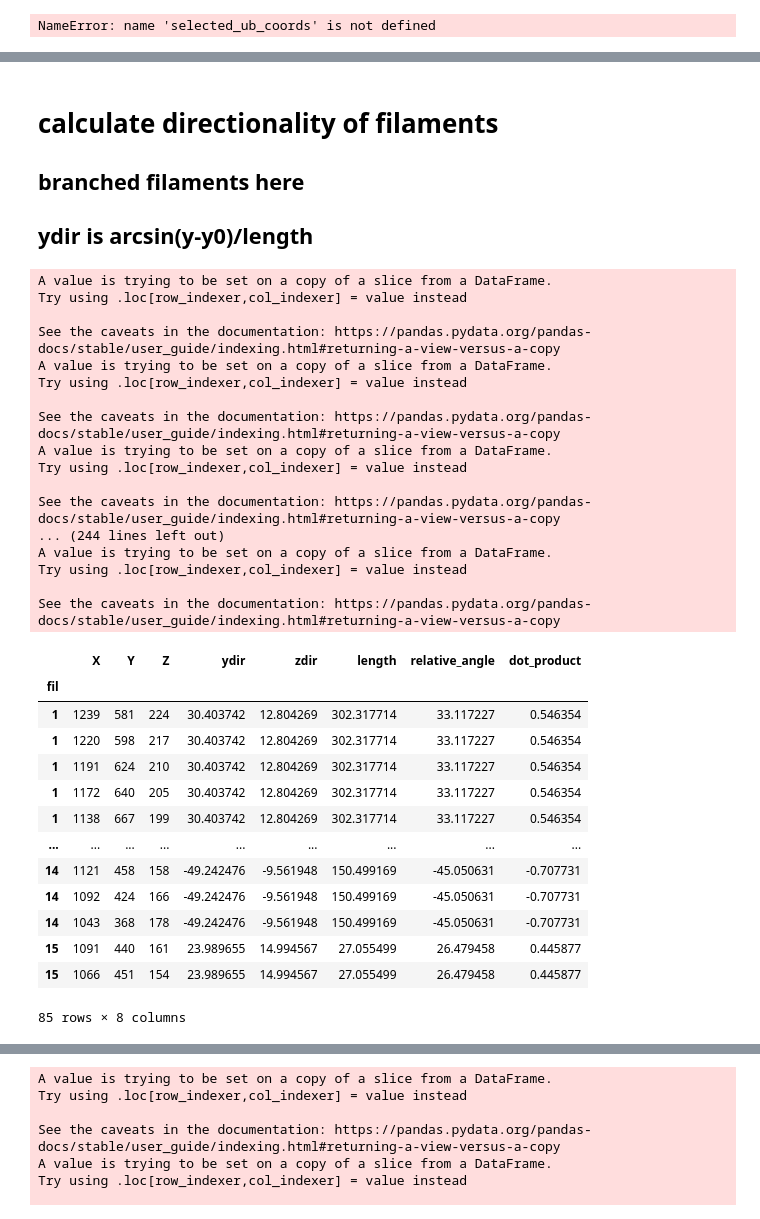
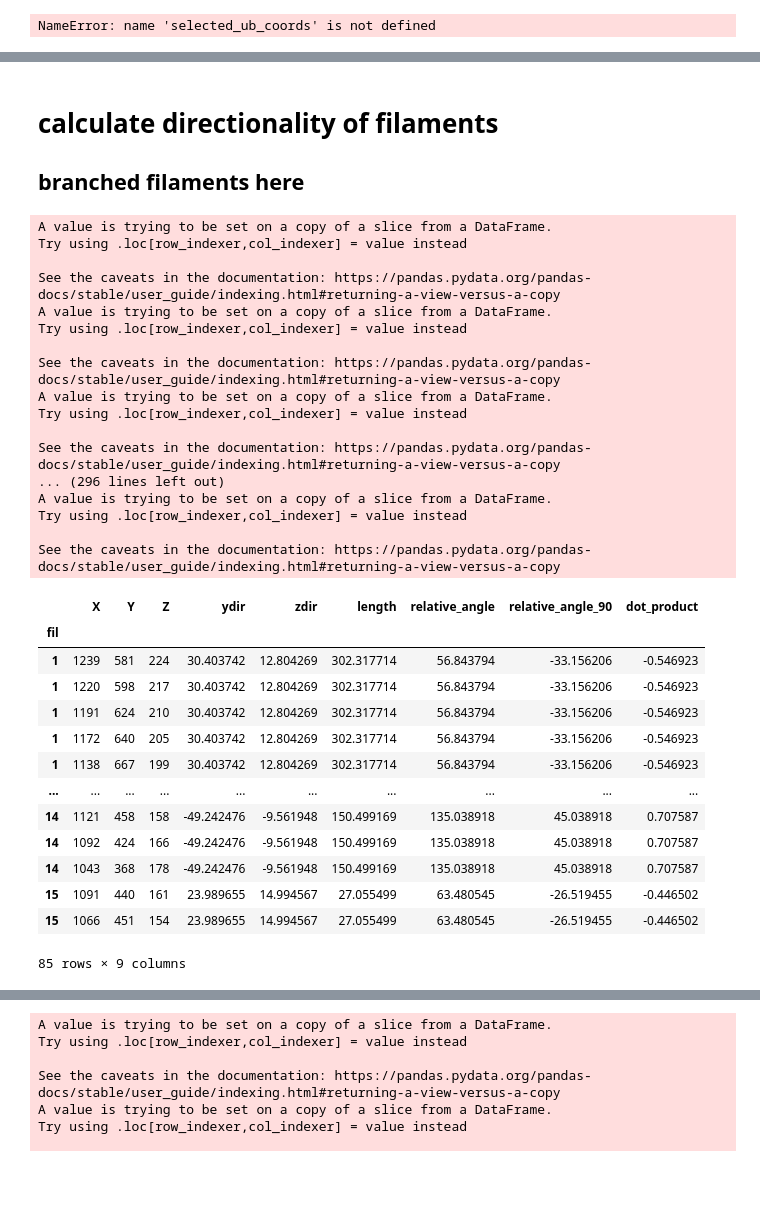
Before and after one commit to kvegesna/polarity-analysis, a Jupyter notebook: Notebooks/Plot_filament_orientations.ipynb, the cells around one changed output, grey strips where cells are left out. Saved outputs shown, nothing was run; the diff lists cells and outputs as text; code cells hidden in the pictures; blank space fills up the shorter version.

Commit message:
add metric for filament angle with respect to normal angle and color code

```diff
--- a/Notebooks/Plot_filament_orientations.ipynb
+++ b/Notebooks/Plot_filament_orientations.ipynb
@@ -377,7 +375,6 @@ plt.show()
 # %% [markdown]
 # calculate directionality of filaments
 ## branched filaments here
-## ydir is arcsin(y-y0)/length
 # %%
 ydirs=[]
 zdirs=[]
@@ -387,6 +384,9 @@ filament_lengths = []
 dot_products = []
 relative_angles = []
 normal_angles = []
+relative_angles_90 = []
+normal_vector = normal
+
 
 for filament in coords.index.unique():
     cur_filament = coords[coords.index==filament]
@@ -416,10 +416,15 @@ for filament in coords.index.unique():
 # We don't know ahead of time whether the normal vector is pointing "up" or "down."
 # so when plotting, we will check whether the value seems to be flipped or not.
 
-    dot_product = -np.dot(unit_vector_1, unit_vector_2)
+    dot_product = np.dot(unit_vector_1, unit_vector_2)
 
 #     relative_angle is the relative angle between the normal vector and the filament vector
-    relative_angle = np.degrees(np.arcsin(dot_product))
+#   starts at 0 and ends at 180
+
+    relative_angle = np.degrees((np.pi)-np.arccos(dot_product))
+
+#     relative_angle_90 starts at +90 and ends at -90 degrees
+    relative_angle_90 = -np.degrees((np.arccos(dot_product)-(np.pi)/2))
 
 #     we're not usig this value currently
     normal_angle = np.degrees(np.arccos(np.clip(dot_product, -1.0, 1.0)))
@@ -446,45 +451,46 @@ for filament in coords.index.unique():
     zdirs.append(zdir)
 
     filament_lengths.append(fil_length)
 
     cur_filament['ydir']=ydir
     cur_filament['zdir']=zdir
     cur_filament['length']=fil_length
     cur_filament['relative_angle'] = relative_angle
+    cur_filament['relative_angle_90'] = relative_angle_90
     cur_filament['dot_product'] = dot_product
     all_filaments.append(cur_filament)
 
 all_filaments_df = pd.concat(all_filaments)
 all_filaments_df
 # %% [output]
 A value is trying to be set on a copy of a slice from a DataFrame.
 Try using .loc[row_indexer,col_indexer] = value instead
 
 See the caveats in the documentation: https://pandas.pydata.org/pandas-docs/stable/user_guide/indexing.html#returning-a-view-versus-a-copy
 A value is trying to be set on a copy of a slice from a DataFrame.
 Try using .loc[row_indexer,col_indexer] = value instead
 
 See the caveats in the documentation: https://pandas.pydata.org/pandas-docs/stable/user_guide/indexing.html#returning-a-view-versus-a-copy
 A value is trying to be set on a copy of a slice from a DataFrame.
 Try using .loc[row_indexer,col_indexer] = value instead
 
 See the caveats in the documentation: https://pandas.pydata.org/pandas-docs/stable/user_guide/indexing.html#returning-a-view-versus-a-copy
-... (244 lines left out)
+... (296 lines left out)
 A value is trying to be set on a copy of a slice from a DataFrame.
 Try using .loc[row_indexer,col_indexer] = value instead
 
 See the caveats in the documentation: https://pandas.pydata.org/pandas-docs/stable/user_guide/indexing.html#returning-a-view-versus-a-copy
-|  | X | Y | Z | ydir | zdir | length | relative_angle | dot_product |
-| fil |  |  |  |  |  |  |  |  |
-| 1 | 1239 | 581 | 224 | 30.403742 | 12.804269 | 302.317714 | 33.117227 | 0.546354 |
-| 1 | 1220 | 598 | 217 | 30.403742 | 12.804269 | 302.317714 | 33.117227 | 0.546354 |
-| 1 | 1191 | 624 | 210 | 30.403742 | 12.804269 | 302.317714 | 33.117227 | 0.546354 |
-| 1 | 1172 | 640 | 205 | 30.403742 | 12.804269 | 302.317714 | 33.117227 | 0.546354 |
-| 1 | 1138 | 667 | 199 | 30.403742 | 12.804269 | 302.317714 | 33.117227 | 0.546354 |
-| ... | ... | ... | ... | ... | ... | ... | ... | ... |
-| 14 | 1121 | 458 | 158 | -49.242476 | -9.561948 | 150.499169 | -45.050631 | -0.707731 |
-| 14 | 1092 | 424 | 166 | -49.242476 | -9.561948 | 150.499169 | -45.050631 | -0.707731 |
-| 14 | 1043 | 368 | 178 | -49.242476 | -9.561948 | 150.499169 | -45.050631 | -0.707731 |
-| 15 | 1091 | 440 | 161 | 23.989655 | 14.994567 | 27.055499 | 26.479458 | 0.445877 |
-| 15 | 1066 | 451 | 154 | 23.989655 | 14.994567 | 27.055499 | 26.479458 | 0.445877 |
+|  | X | Y | Z | ydir | zdir | length | relative_angle | relative_angle_90 | dot_product |
+| fil |  |  |  |  |  |  |  |  |  |
+| 1 | 1239 | 581 | 224 | 30.403742 | 12.804269 | 302.317714 | 56.843794 | -33.156206 | -0.546923 |
+| 1 | 1220 | 598 | 217 | 30.403742 | 12.804269 | 302.317714 | 56.843794 | -33.156206 | -0.546923 |
+| 1 | 1191 | 624 | 210 | 30.403742 | 12.804269 | 302.317714 | 56.843794 | -33.156206 | -0.546923 |
+| 1 | 1172 | 640 | 205 | 30.403742 | 12.804269 | 302.317714 | 56.843794 | -33.156206 | -0.546923 |
+| 1 | 1138 | 667 | 199 | 30.403742 | 12.804269 | 302.317714 | 56.843794 | -33.156206 | -0.546923 |
+| ... | ... | ... | ... | ... | ... | ... | ... | ... | ... |
+| 14 | 1121 | 458 | 158 | -49.242476 | -9.561948 | 150.499169 | 135.038918 | 45.038918 | 0.707587 |
+| 14 | 1092 | 424 | 166 | -49.242476 | -9.561948 | 150.499169 | 135.038918 | 45.038918 | 0.707587 |
+| 14 | 1043 | 368 | 178 | -49.242476 | -9.561948 | 150.499169 | 135.038918 | 45.038918 | 0.707587 |
+| 15 | 1091 | 440 | 161 | 23.989655 | 14.994567 | 27.055499 | 63.480545 | -26.519455 | -0.446502 |
+| 15 | 1066 | 451 | 154 | 23.989655 | 14.994567 | 27.055499 | 63.480545 | -26.519455 | -0.446502 |
-85 rows × 8 columns
+85 rows × 9 columns
```
Also changed, not shown: parts of 14 cells of this notebook.
